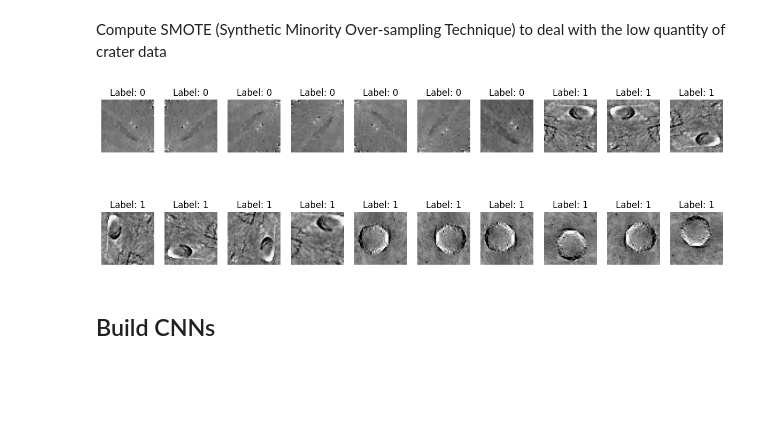
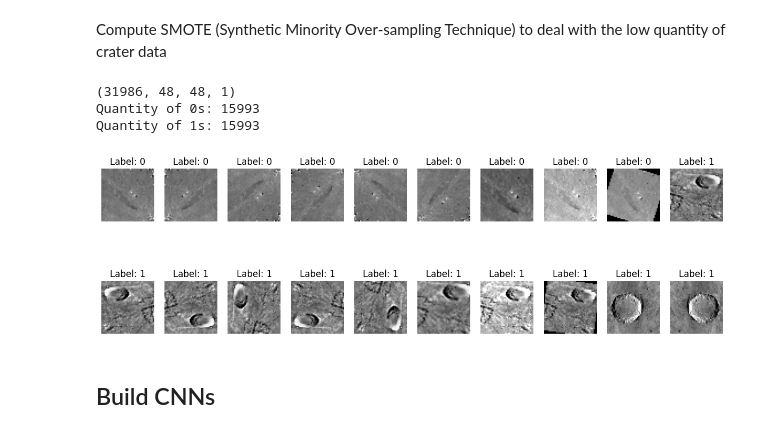
Before and after one commit to tomasmartins77/Machine_Learning_Lab, a Jupyter notebook: pergunta2_parte1/pergunta2_parte1.ipynb, the cells around one changed output. Drawn from its saved outputs; the diff is of its cells as text; code cells hidden in the pictures; blank space fills up the shorter version.

```diff
--- a/pergunta2_parte1/pergunta2_parte1.ipynb
+++ b/pergunta2_parte1/pergunta2_parte1.ipynb
@@ -51,8 +53,16 @@ def augment_images(images, labels):
         zoom_img = pil_img.resize((int(48 * 1.2), int(48 * 1.2))).crop((int(48 * 0.1), int(48 * 0.1), int(48 * 1.1), int(48 * 1.1)))
         augmented_images.append(np.array(zoom_img))
 
+        # Brightness adjustment (increase)
+        bright_img = ImageEnhance.Brightness(pil_img).enhance(1.5)  # Increase brightness by 50%
+        augmented_images.append(np.array(bright_img))
+
+        # Random rotation between -30 and 30 degrees
+        rand_rotate_img = pil_img.rotate(random.uniform(-30, 30))
+        augmented_images.append(np.array(rand_rotate_img))
+
         # Append the label for each augmented image
-        augmented_labels.extend([label] * 7)
+        augmented_labels.extend([label] * 9)
 
     # Convert the augmented images back to the (num_images, 2304) format
     augmented_images = np.array(augmented_images).reshape(-1, 48 * 48)
@@ -73,15 +83,25 @@ Compute SMOTE (Synthetic Minority Over-sampling Technique) to deal with the low
 # %%
 smote = SMOTE()
 
 Xtrain_resampled, Ytrain_resampled = smote.fit_resample(Xtrain1, Ytrain1)
 
 Xtrain_resampled, Ytrain_resampled = augment_images(Xtrain_resampled, Ytrain_resampled)
 
 Xtrain_resampled = Xtrain_resampled.reshape(-1, 48, 48, 1)
 
+print(Xtrain_resampled.shape)
+
+unique, counts = np.unique(Ytrain_resampled, return_counts=True)
+
+print("Quantity of 0s:", counts[0])  # Assuming 0 is the first unique value
+print("Quantity of 1s:", counts[1])  # Assuming 1 is the second unique value
+
 plot_images(Xtrain_resampled, Ytrain_resampled, extra=1)
 # %% [output]
+(31986, 48, 48, 1)
+Quantity of 0s: 15993
+Quantity of 1s: 15993
-[figure, old version]
+[figure, new version]
 # %% [markdown]
 ## Build CNNs
 # %% [markdown]
```
Also changed, not shown: parts of 6 cells of this notebook.
